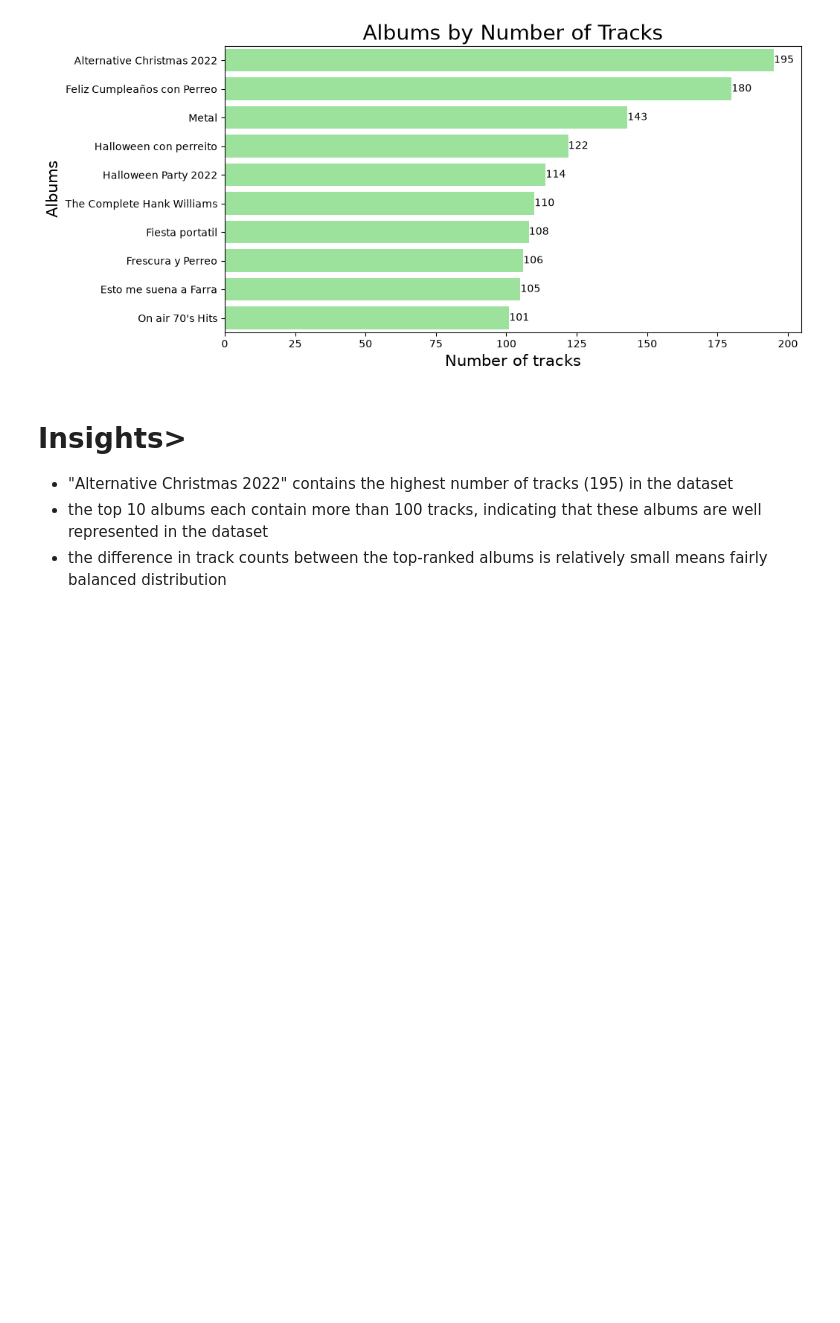
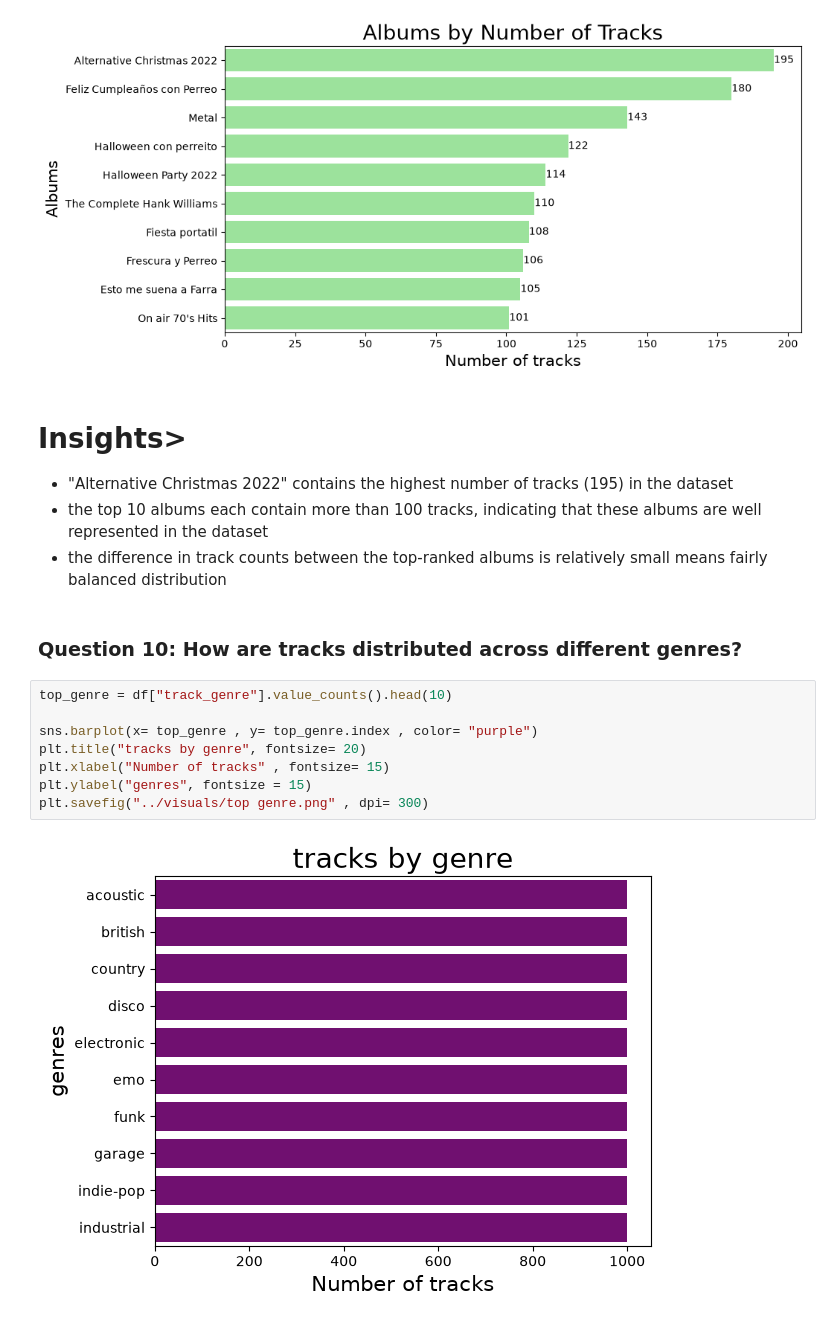
Before and after one commit to Krishna-Git4567/spotify-mood-genre-analysis, a Jupyter notebook: notebooks/02_EDA.ipynb, the cells around one changed output. Drawn from its saved outputs; the diff is of its cells as text; blank space fills up the shorter version.

```diff
--- a/notebooks/02_EDA.ipynb
+++ b/notebooks/02_EDA.ipynb
@@ -138,3 +167,15 @@ plt.savefig("../visuals/top albums.png" , dpi= 300)
 - "Alternative Christmas 2022" contains the highest number of tracks (195) in the dataset
 - the top 10 albums each contain more than 100 tracks, indicating that these albums are well represented in the dataset
 - the difference in track counts between the top-ranked albums is relatively small means fairly balanced distribution
+# %% [markdown]
+### Question 10: How are tracks distributed across different genres?
+# %%
+top_genre = df["track_genre"].value_counts().head(10)
+
+sns.barplot(x= top_genre , y= top_genre.index , color= "purple")
+plt.title("tracks by genre", fontsize= 20)
+plt.xlabel("Number of tracks" , fontsize= 15)
+plt.ylabel("genres", fontsize = 15)
+plt.savefig("../visuals/top genre.png" , dpi= 300)
+# %% [output]
+[figure, added]
```
Also changed, not shown: parts of 20 cells of this notebook, 5 other files.
